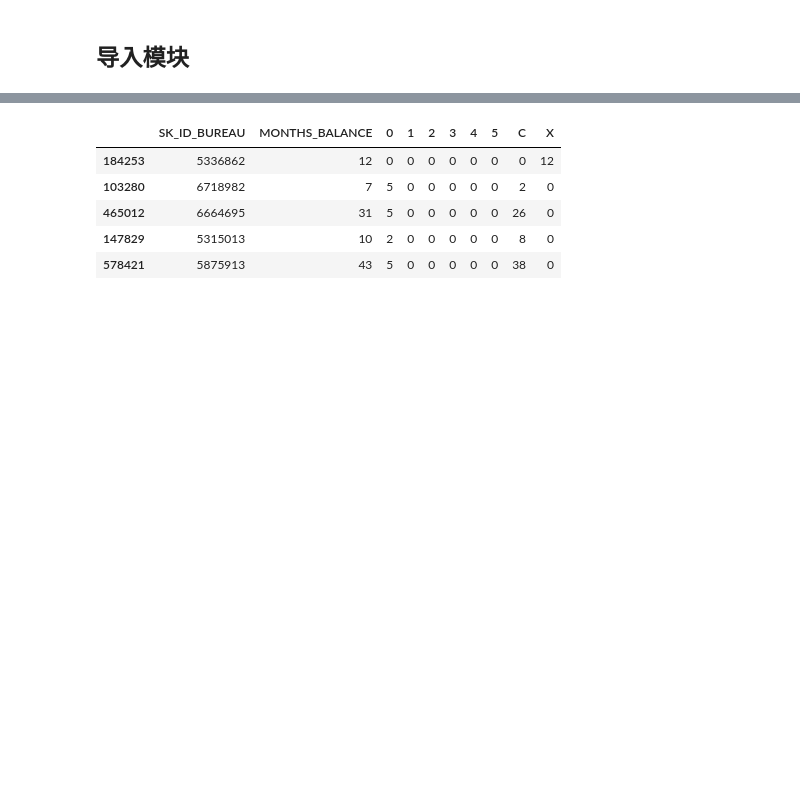
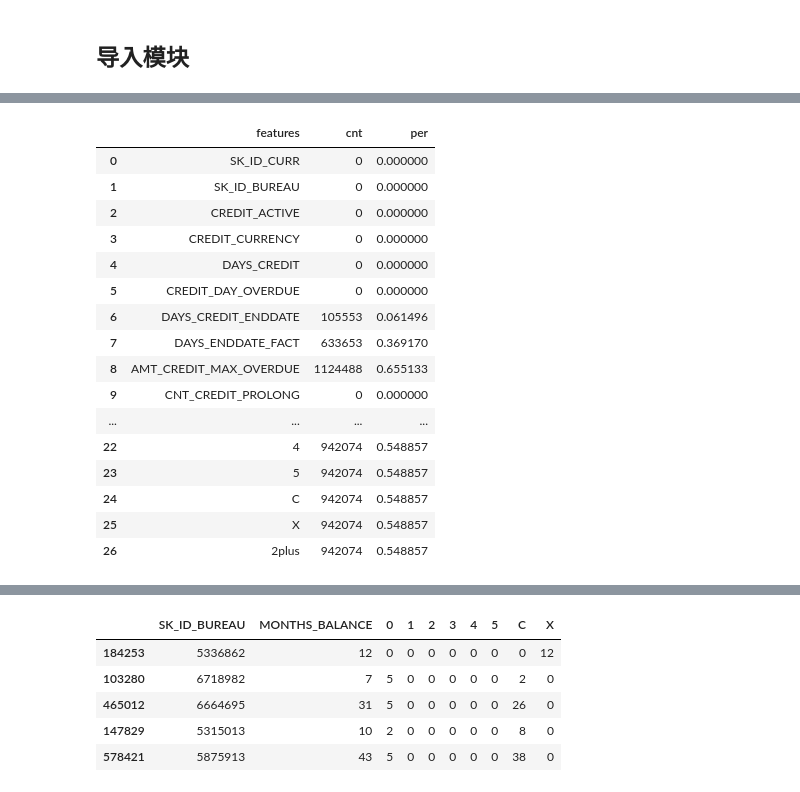
Before and after one commit to youess/credit_risk, a Jupyter notebook: eda/EDA_HOME_credit_Analysis.ipynb, the cells around one changed output, grey strips where cells are left out. Saved outputs shown, nothing was run; the diff lists cells and outputs as text; code cells hidden in the pictures; blank space fills up the shorter version.

```diff
--- a/eda/EDA_HOME_credit_Analysis.ipynb
+++ b/eda/EDA_HOME_credit_Analysis.ipynb
@@ -152,0 +269,20 @@ Processing reading raw data ...
+# %%
+missing_data(bureau)
+# %% [output]
+|  | features | cnt | per |
+| 0 | SK_ID_CURR | 0 | 0.000000 |
+| 1 | SK_ID_BUREAU | 0 | 0.000000 |
+| 2 | CREDIT_ACTIVE | 0 | 0.000000 |
+| 3 | CREDIT_CURRENCY | 0 | 0.000000 |
+| 4 | DAYS_CREDIT | 0 | 0.000000 |
+| 5 | CREDIT_DAY_OVERDUE | 0 | 0.000000 |
+| 6 | DAYS_CREDIT_ENDDATE | 105553 | 0.061496 |
+| 7 | DAYS_ENDDATE_FACT | 633653 | 0.369170 |
+| 8 | AMT_CREDIT_MAX_OVERDUE | 1124488 | 0.655133 |
+| 9 | CNT_CREDIT_PROLONG | 0 | 0.000000 |
+| ... | ... | ... | ... |
+| 22 | 4 | 942074 | 0.548857 |
+| 23 | 5 | 942074 | 0.548857 |
+| 24 | C | 942074 | 0.548857 |
+| 25 | X | 942074 | 0.548857 |
+| 26 | 2plus | 942074 | 0.548857 |
```
Also changed, not shown: parts of 22 cells of this notebook, 10 other files.
